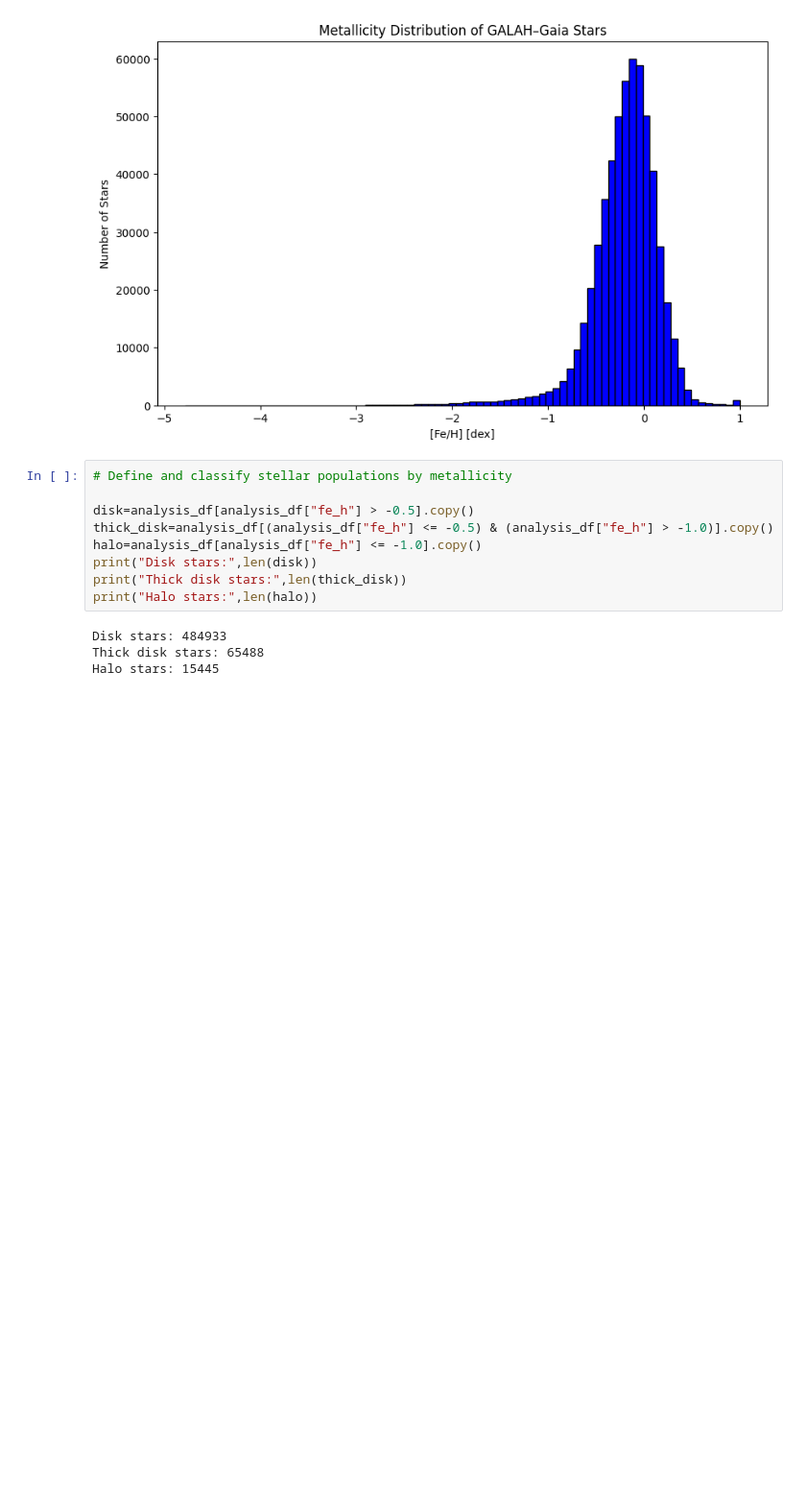
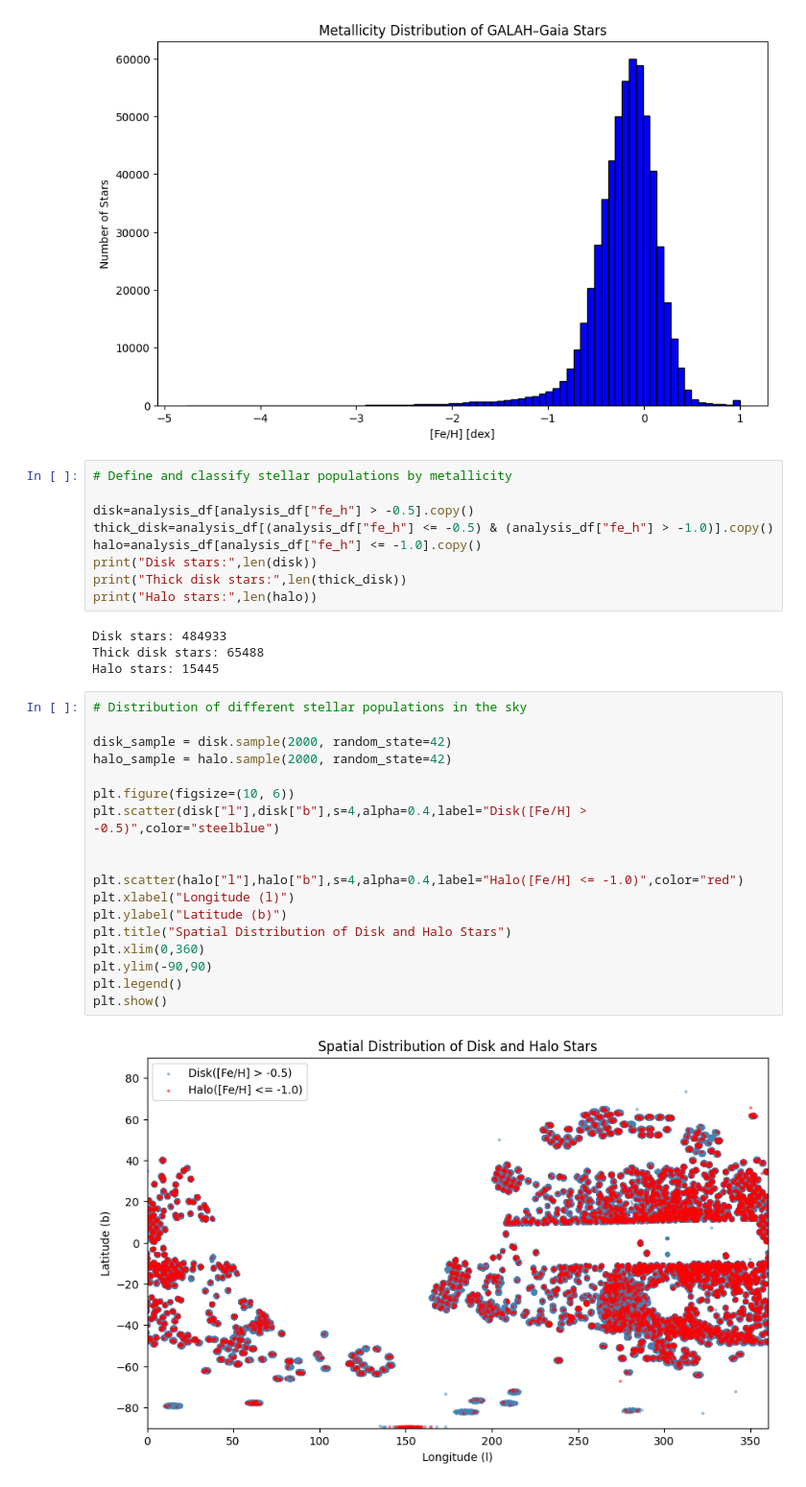
Before and after one commit to AndrewwwC4/PHYS-2116-Computational-Assessment, a Jupyter notebook: analysis.ipynb, the cells around one changed output. Shown at 96% size. Saved outputs shown, nothing was run; the diff lists cells and outputs as text; blank space fills up the shorter version.

```diff
--- a/analysis.ipynb
+++ b/analysis.ipynb
@@ -148,3 +149,23 @@ print("Halo stars:",len(halo))
 Disk stars: 484933
 Thick disk stars: 65488
 Halo stars: 15445
+# %%
+# Distribution of different stellar populations in the sky
+
+disk_sample = disk.sample(2000, random_state=42)
+halo_sample = halo.sample(2000, random_state=42)
+
+plt.figure(figsize=(10, 6))
+plt.scatter(disk["l"],disk["b"],s=4,alpha=0.4,label="Disk([Fe/H] > -0.5)",color="steelblue")
+
+
+plt.scatter(halo["l"],halo["b"],s=4,alpha=0.4,label="Halo([Fe/H] <= -1.0)",color="red")
+plt.xlabel("Longitude (l)")
+plt.ylabel("Latitude (b)")
+plt.title("Spatial Distribution of Disk and Halo Stars")
+plt.xlim(0,360)
+plt.ylim(-90,90)
+plt.legend()
+plt.show()
+# %% [output]
+[figure, added]
```
Also changed, not shown: parts of 2 cells of this notebook.
